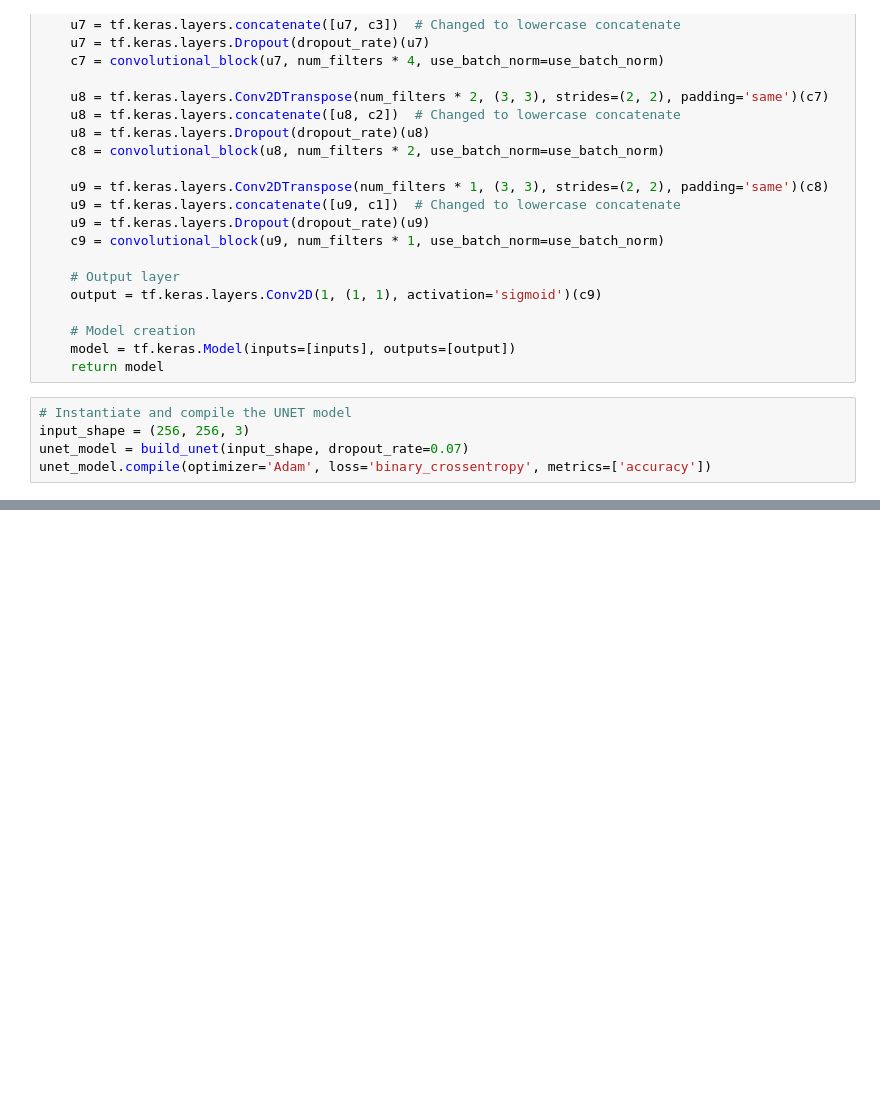
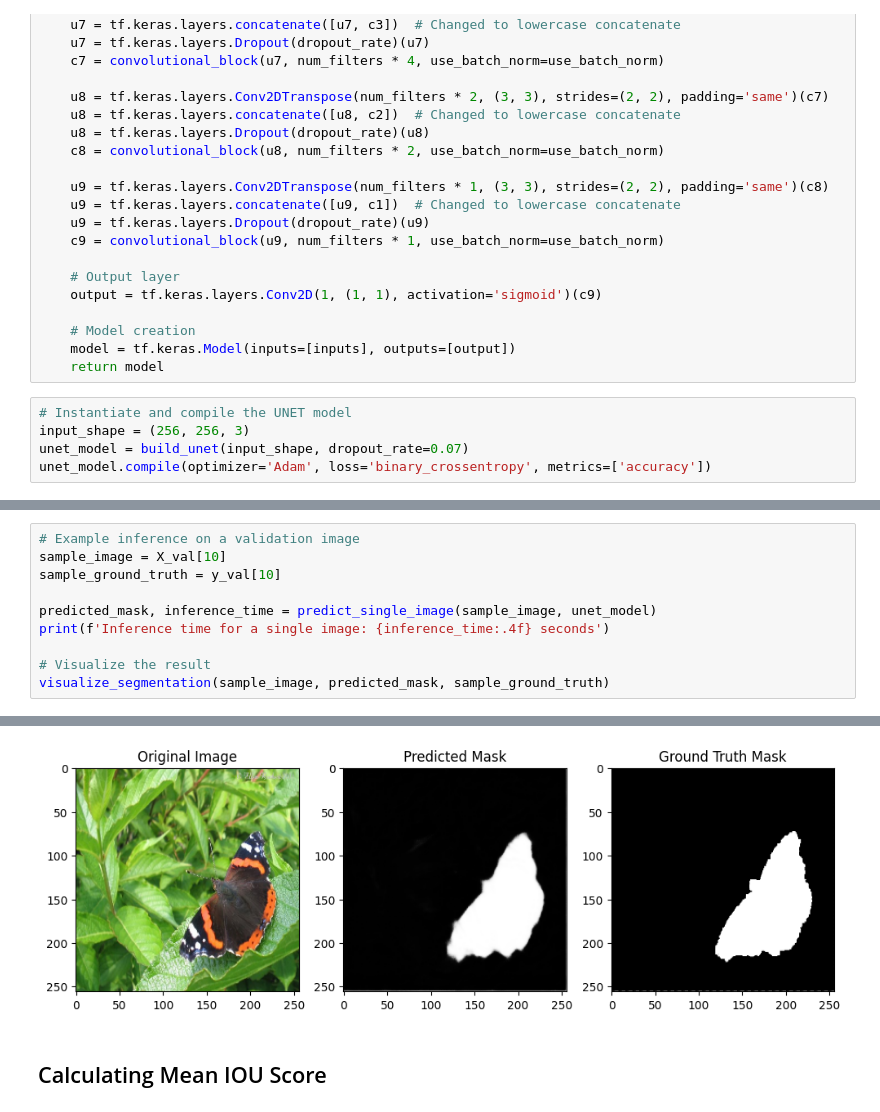
Before and after one commit to Tauhid-Topu-007/Unet, a Jupyter notebook: UNET2.ipynb, the cells around one changed output, grey strips where cells are left out. Drawn from its saved outputs; the diff is of its cells as text; blank space fills up the shorter version.

```diff
--- a/UNET2.ipynb
+++ b/UNET2.ipynb
@@ -299,0 +411,11 @@ Model: "functional"
+# %%
+# Example inference on a validation image
+sample_image = X_val[10]
+sample_ground_truth = y_val[10]
+
+predicted_mask, inference_time = predict_single_image(sample_image, unet_model)
+print(f'Inference time for a single image: {inference_time:.4f} seconds')
+
+# Visualize the result
+visualize_segmentation(sample_image, predicted_mask, sample_ground_truth)
+# %% [output]
@@ -299,0 +424,3 @@ Model: "functional"
+[figure, added]
+# %% [markdown]
+## Calculating Mean IOU Score
```
Also changed, not shown: parts of 11 cells of this notebook.
